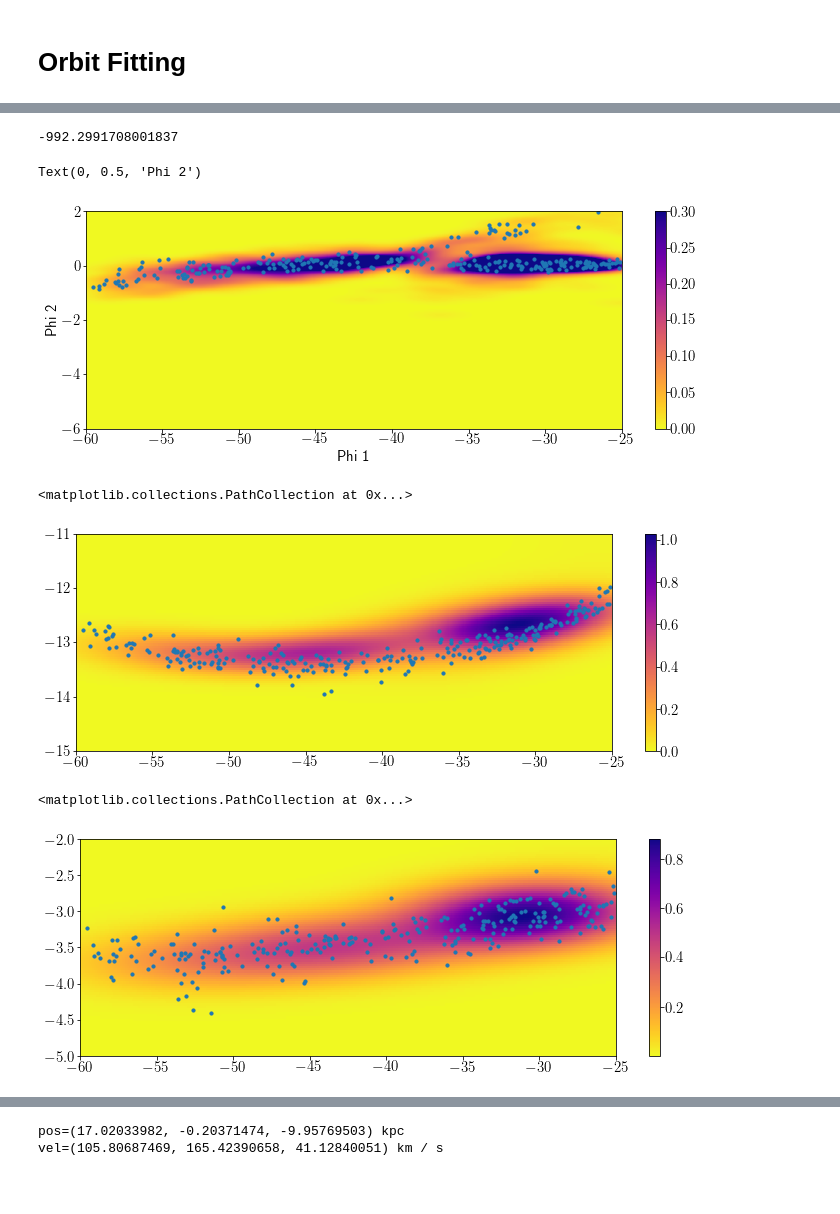
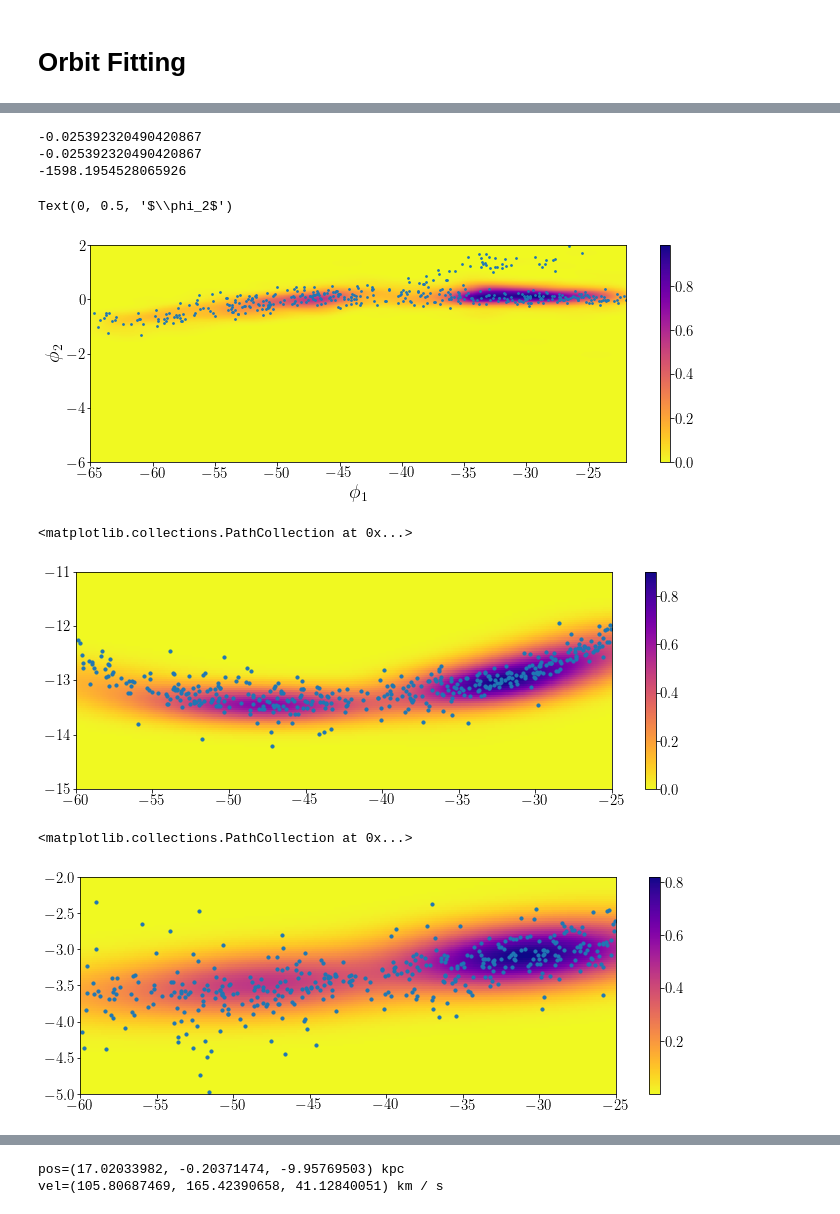
Before and after one commit to adrn/gd1-dr3, a Jupyter notebook: notebooks/Orbit Fitting.ipynb, the cells around one changed output, grey strips where cells are left out. Cells and saved outputs as stored; diff of their text form; code cells hidden in the pictures; blank space fills up the shorter version.

```diff
--- a/notebooks/Orbit Fitting.ipynb
+++ b/notebooks/Orbit Fitting.ipynb
@@ -263,43 +447,47 @@ plt.show()
 importlib.reload(fp)
 
 fitpert = fp.FitPert()
-vals = np.array([1, 355, 80, 25, 475, 6.7, 0.1])#tbl_a[0][3:7])
-ll, kde_phi2, kde_pm1, kde_pm2 = fitpert.loglik_model_kde(vals)
+
+
+ll, kde_phi2, kde_pm1, kde_pm2, kde_rv = fitpert.loglik_model_kde([ 1.,   0., 0.4, 190.,  20.,  800., 6.4])
+current, orbits = fitpert.nbody()
 print(ll)
 # %% [output]
--992.2991708001837
+-0.025392320490420867
+-0.025392320490420867
+-1598.1954528065926
 # %%
-X, Y = np.meshgrid(np.linspace(-60, -25, 500), np.linspace(-6, 2,500))
-sc = kde_phi2.score_samples(np.array([(X.flatten()+46)/10, Y.flatten()]).T).reshape(500, 500)
+X, Y = np.meshgrid(np.linspace(-65, -22, 500), np.linspace(-6, 2,500))
+sc = kde_phi2.score_samples(np.array([(X.flatten())/10, Y.flatten()]).T).reshape(500, 500)
 plt.figure(figsize=(12,4))
-plt.pcolormesh(X, Y, np.e**sc, cmap='plasma_r', vmax=0.3)
+plt.pcolormesh(X, Y, np.e**sc, cmap='plasma_r')
 plt.colorbar()
-data = model_output[(model_output.phi1[:,0] > -60) & (model_output.phi1[:,0] < -25)]
-plt.scatter(data.phi1, data.phi2, s=10, alpha=1)
-plt.xlabel('Phi 1')
-plt.ylabel('Phi 2')
+datap = model_output[(model_output.phi1[:,0] > -65) & (model_output.phi1[:,0] < -22)]
+plt.scatter(datap.phi1, datap.phi2, s=3, alpha=1)
+plt.xlabel(r'$\phi_1$')
+plt.ylabel(r'$\phi_2$')
 # %% [output]
-Text(0, 0.5, 'Phi 2')
+Text(0, 0.5, '$\\phi_2$')
-[figure, old version]
+[figure, new version]
 # %%
 X, Y = np.meshgrid(np.linspace(-60, -25, 500), np.linspace(-15, -11,100))
-sc = kde_pm1.score_samples(np.array([(X.flatten()+46)/15, Y.flatten()]).T).reshape(100, 500)
+sc = kde_pm1.score_samples(np.array([(X.flatten())/15, Y.flatten()]).T).reshape(100, 500)
 plt.figure(figsize=(12,4))
 plt.pcolormesh(X, Y, np.e**sc, cmap='plasma_r')
 plt.colorbar()
-data = model_output[(model_output.phi1[:,0] > -60) & (model_output.phi1[:,0] < -25)]
-plt.scatter(data.phi1, data.pm1, s=10, alpha=1)
+datap = model_output[(model_output.phi1[:,0] > -60) & (model_output.phi1[:,0] < -25)]
+plt.scatter(datap.phi1, datap.pm1, s=10, alpha=1)
 # %% [output]
 <matplotlib.collections.PathCollection at 0x...>
-[figure, old version]
+[figure, new version]
 # %%
 X, Y = np.meshgrid(np.linspace(-60, -25, 500), np.linspace(-5, -2,100))
-sc = kde_pm2.score_samples(np.array([(X.flatten()+46)/15, Y.flatten()]).T).reshape(100, 500)
+sc = kde_pm2.score_samples(np.array([(X.flatten())/15, Y.flatten()]).T).reshape(100, 500)
 plt.figure(figsize=(12,4))
 plt.pcolormesh(X, Y, np.e**sc, cmap='plasma_r')
 plt.colorbar()
-data = model_output[(model_output.phi1[:,0] > -60) & (model_output.phi1[:,0] < -25)]
-plt.scatter(data.phi1, data.pm2, s=10, alpha=1)
+datap = model_output[(model_output.phi1[:,0] > -60) & (model_output.phi1[:,0] < -25)]
+plt.scatter(datap.phi1, datap.pm2, s=10, alpha=1)
 # %% [output]
 <matplotlib.collections.PathCollection at 0x...>
-[figure, old version]
+[figure, new version]
```
Also changed, not shown: parts of 59 cells of this notebook, 3 other files.
